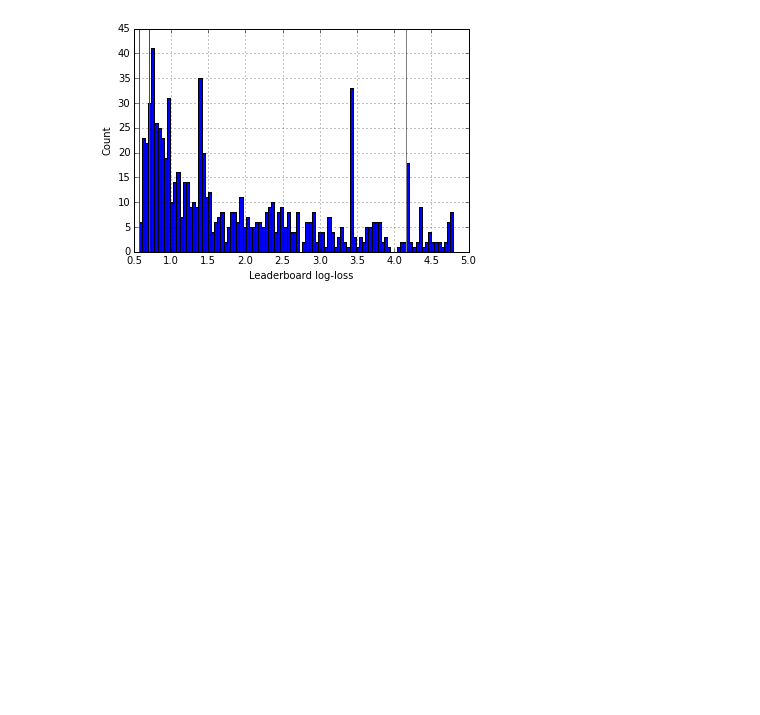
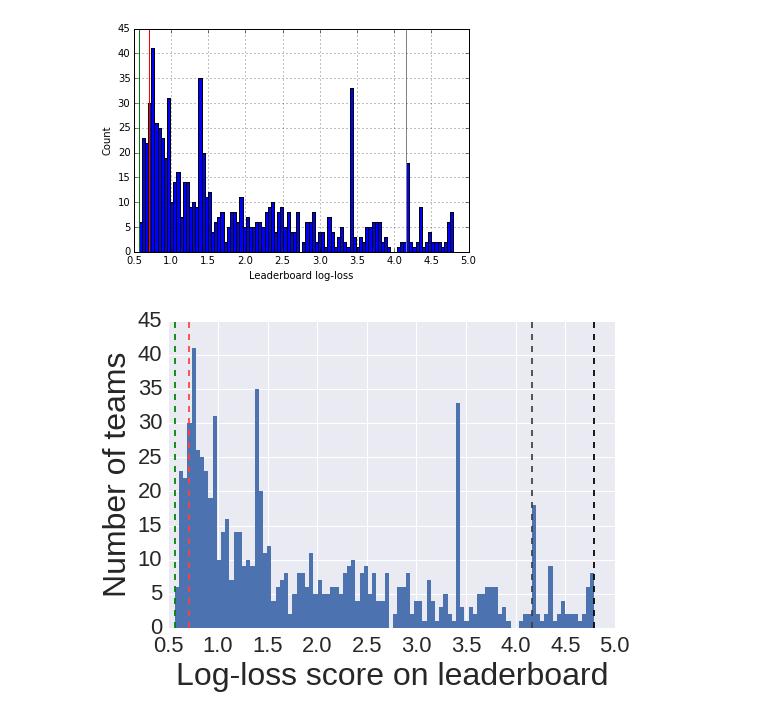
Before and after one commit to Neuroglycerin/neukrill-net-work, a Jupyter notebook: notebooks/Leaderboard plot.ipynb, the cells around one changed output. Drawn from its saved outputs; the diff is of its cells as text; code cells hidden in the pictures; blank space fills up the shorter version.

Commit message:
Seaborn version of leaderboard figure

```diff
--- a/notebooks/Leaderboard plot.ipynb
+++ b/notebooks/Leaderboard plot.ipynb
@@ -108,0 +127,26 @@ plt.savefig("leaderboard.svg", close=False, verbose=True)
+# %%
+li = scores<4.795791
+
+# evaluate the histogram
+values, base = np.histogram(scores[li], bins=100)
+
+# plot the cumulative function
+#plt.plot(base[:-1], values, c='blue')
+plt.bar(base[:-1], values, width=(base[1]-base[0]), edgecolor='None')
+
+plt.plot([scores[0],scores[0]],[0,45], '--', c='green')
+plt.plot([0.704582,0.704582],[0,45], '--', c=[1, .25, .25])
+plt.plot([4.161789,4.161789],[0,45], '--', c=[.25, .25, .25])
+plt.plot([4.795791,4.795791],[0,45], '--', c='black')
+
+plt.tick_params(axis='both', which='major', labelsize=22)
+plt.tick_params(axis='both', which='minor', labelsize=22)
+
+plt.xlabel('Log-loss score on leaderboard', fontsize=32)
+plt.ylabel('Number of teams', fontsize=32)
+
+plt.grid(True)
+
+plt.savefig("leaderboard_sb.png", bbox_inches='tight')
+# %% [output]
+[figure, added]
```
Also changed, not shown: parts of 5 cells of this notebook, 1 other file.
